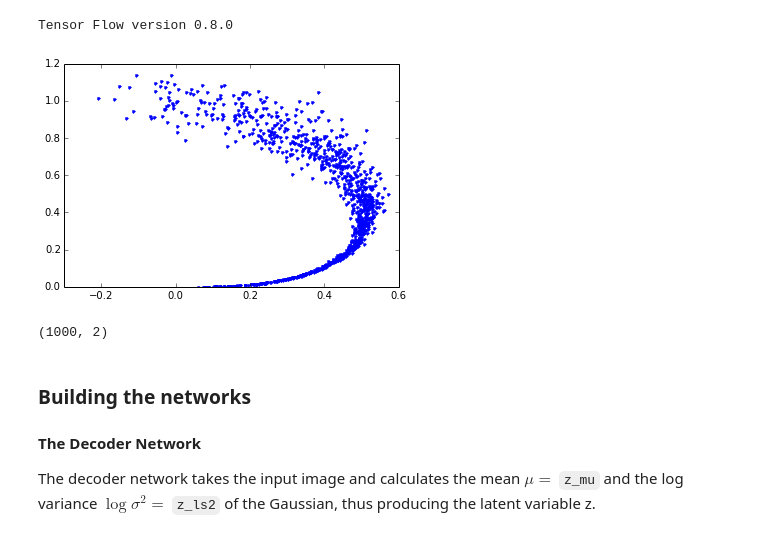
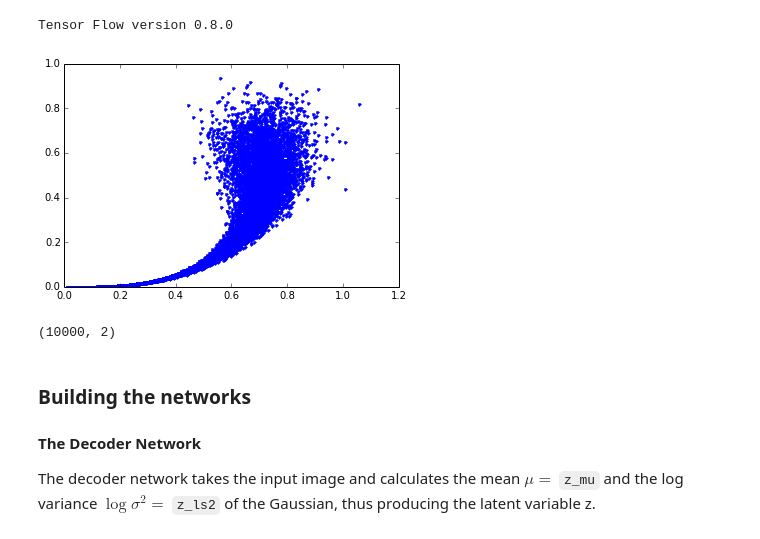
Before and after one commit to oduerr/dl_tutorial, a Jupyter notebook: tensorflow/vae/vae_demo-2D.ipynb, the cells around one changed output. Saved outputs shown, nothing was run; the diff lists cells and outputs as text; code cells hidden in the pictures.

```diff
--- a/tensorflow/vae/vae_demo-2D.ipynb
+++ b/tensorflow/vae/vae_demo-2D.ipynb
@@ -26,13 +26,13 @@ def next_batch(batch_size, non_crossing=True):
     xx = np.asarray(xx, dtype='float32')
     return xx
 # %%
-xx = next_batch(1000)
+xx = next_batch(10000)
 plt.plot(xx[:,0], xx[:,1], '.')
 plt.show()
 xx.shape
 # %% [output]
-[figure, old version]
+[figure, new version]
-(1000, 2)
+(10000, 2)
 # %%
 # Functions to get variables
 def weights(shape):
```
Also changed, not shown: parts of 9 cells of this notebook.
